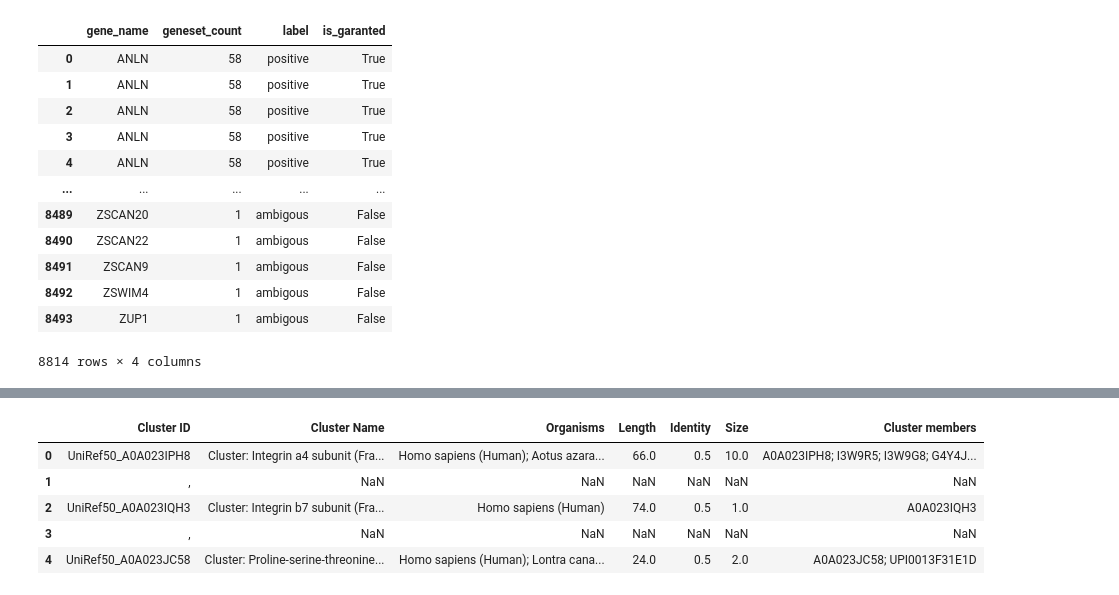
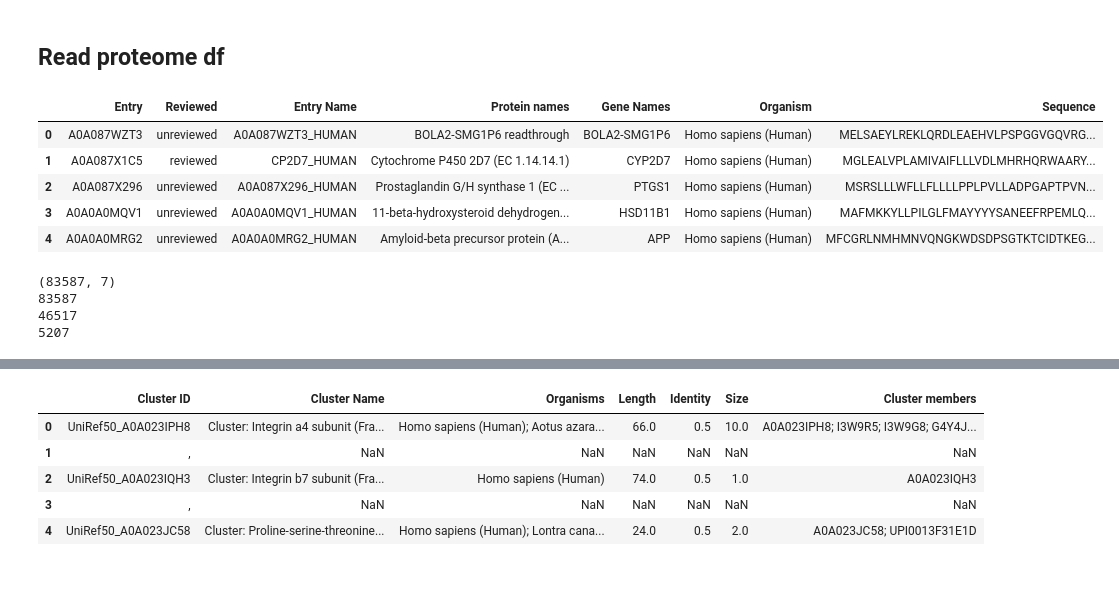
Before and after one commit to 8gabri8/ESMSec, a Jupyter notebook: creaet_cell_cycle_dataset.ipynb, the cells around one changed output, grey strips where cells are left out. Saved outputs shown, nothing was run; the diff lists cells and outputs as text; code cells hidden in the pictures.

```diff
--- a/creaet_cell_cycle_dataset.ipynb
+++ b/creaet_cell_cycle_dataset.ipynb
@@ -290,32 +233,38 @@ all_values
-# %%
-# create a DataFrame for new genes
-new_genes_df = pd.DataFrame({
-    'gene_name': all_values,
-    'geneset_count': max(gene_frequency_df.geneset_count),
-    'label': "positive",
-    "is_garanted": True
-})
-
-# append to existing gene_frequency_df
-gene_frequency_df = pd.concat([gene_frequency_df, new_genes_df], ignore_index=True)
-gene_frequency_df.sort_values(by=['geneset_count', 'gene_name'], ascending=[False, True], inplace=True)
-
-ambiguos_genes = set(gene_frequency_df[gene_frequency_df.label == "ambigous"].gene_name)
-positive_genes = set(gene_frequency_df[gene_frequency_df.label == "positive"].gene_name)
-
-display(gene_frequency_df)
-# %% [output]
-|  | gene_name | geneset_count | label | is_garanted |
-| 0 | ANLN | 58 | positive | True |
-| 1 | ANLN | 58 | positive | True |
-| 2 | ANLN | 58 | positive | True |
-| 3 | ANLN | 58 | positive | True |
-| 4 | ANLN | 58 | positive | True |
-| ... | ... | ... | ... | ... |
-| 8489 | ZSCAN20 | 1 | ambigous | False |
-| 8490 | ZSCAN22 | 1 | ambigous | False |
-| 8491 | ZSCAN9 | 1 | ambigous | False |
-| 8492 | ZSWIM4 | 1 | ambigous | False |
-| 8493 | ZUP1 | 1 | ambigous | False |
-8814 rows × 4 columns
+# %% [markdown]
+## Read proteome df
+# %%
+### 1) Read proteiame df
+proteome_df = pd.read_csv(HUMAN_PROTEOME_PATH, sep='\t')
+display(proteome_df.head(5)); print(proteome_df.shape)
+
+# 2) Extarct
+all_human_proteins = set(proteome_df['Entry'].unique())
+print(len(all_human_proteins))
+
+all_human_genes = set()
+for names in proteome_df['Gene Names'].dropna(): # need this because same p
+    genes = names.split()  # split by spaces
+    all_human_genes.update(genes)
+print(len(all_human_genes)) # ATTENTION: One gene can produce multiple protein isoforms
+
+### 3) Chekc how many genes intersect
+print(len(all_human_genes.intersection(positive_genes)))
+    # ATTWNTION: they shoudl be ALL the positve genes, why npot?
+
+# add protein anme
+# gene_frequency_df["mapped_protein_name"] = gene_frequency_df['gene_name'].map(
+#     proteome_df.drop_duplicates(subset='Gene Names').set_index('Gene Names')['Protein names'] # ATTENTION DUPLICATED !!!
+# )
+# display(gene_frequency_df[gene_frequency_df.mapped_protein_name.notna()])
+# %% [output]
+|  | Entry | Reviewed | Entry Name | Protein names | Gene Names | Organism | Sequence |
+| 0 | A0A087WZT3 | unreviewed | A0A087WZT3_HUMAN | BOLA2-SMG1P6 readthrough | BOLA2-SMG1P6 | Homo sapiens (Human) | MELSAEYLREKLQRDLEAEHVLPSPGGVGQVRG... |
+| 1 | A0A087X1C5 | reviewed | CP2D7_HUMAN | Cytochrome P450 2D7 (EC 1.14.14.1) | CYP2D7 | Homo sapiens (Human) | MGLEALVPLAMIVAIFLLLVDLMHRHQRWAARY... |
+| 2 | A0A087X296 | unreviewed | A0A087X296_HUMAN | Prostaglandin G/H synthase 1 (EC ... | PTGS1 | Homo sapiens (Human) | MSRSLLLWFLLFLLLLPPLPVLLADPGAPTPVN... |
+| 3 | A0A0A0MQV1 | unreviewed | A0A0A0MQV1_HUMAN | 11-beta-hydroxysteroid dehydrogen... | HSD11B1 | Homo sapiens (Human) | MAFMKKYLLPILGLFMAYYYYSANEEFRPEMLQ... |
+| 4 | A0A0A0MRG2 | unreviewed | A0A0A0MRG2_HUMAN | Amyloid-beta precursor protein (A... | APP | Homo sapiens (Human) | MFCGRLNMHMNVQNGKWDSDPSGTKTCIDTKEG... |
+(83587, 7)
+83587
+46517
+5207
 # %% [markdown]
```
Also changed, not shown: parts of 19 cells of this notebook, 2 other files.
